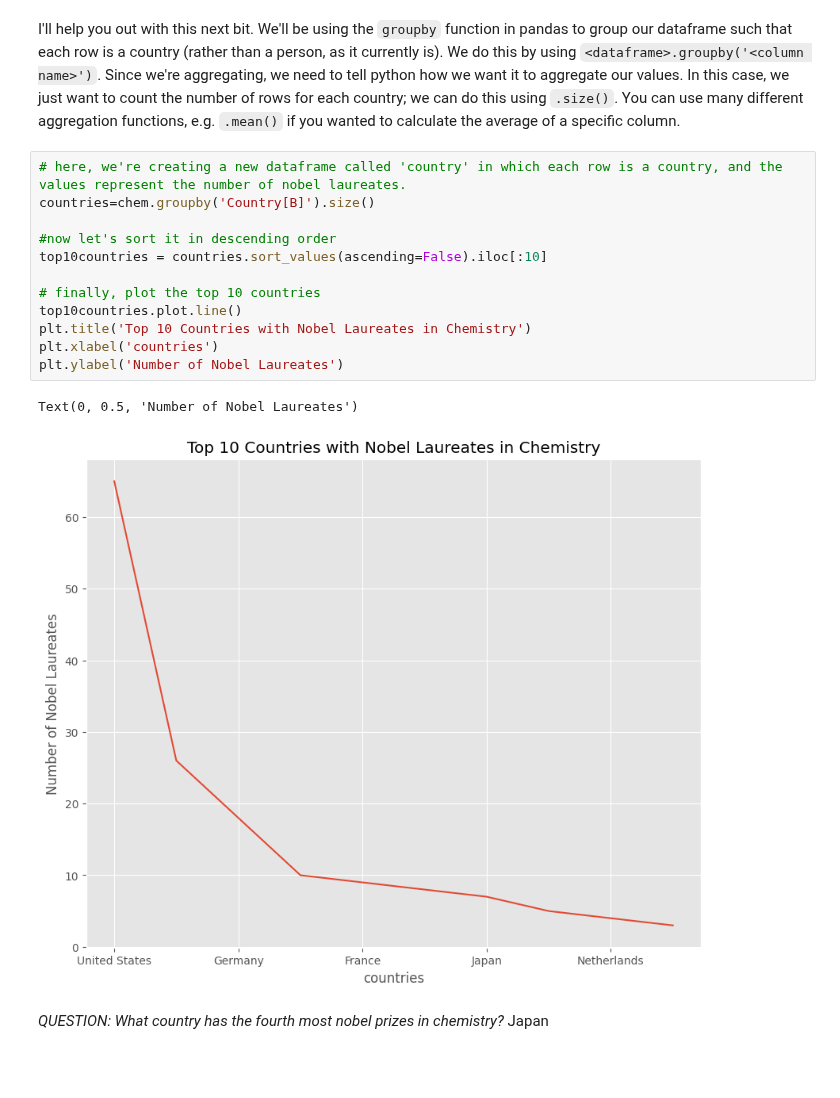
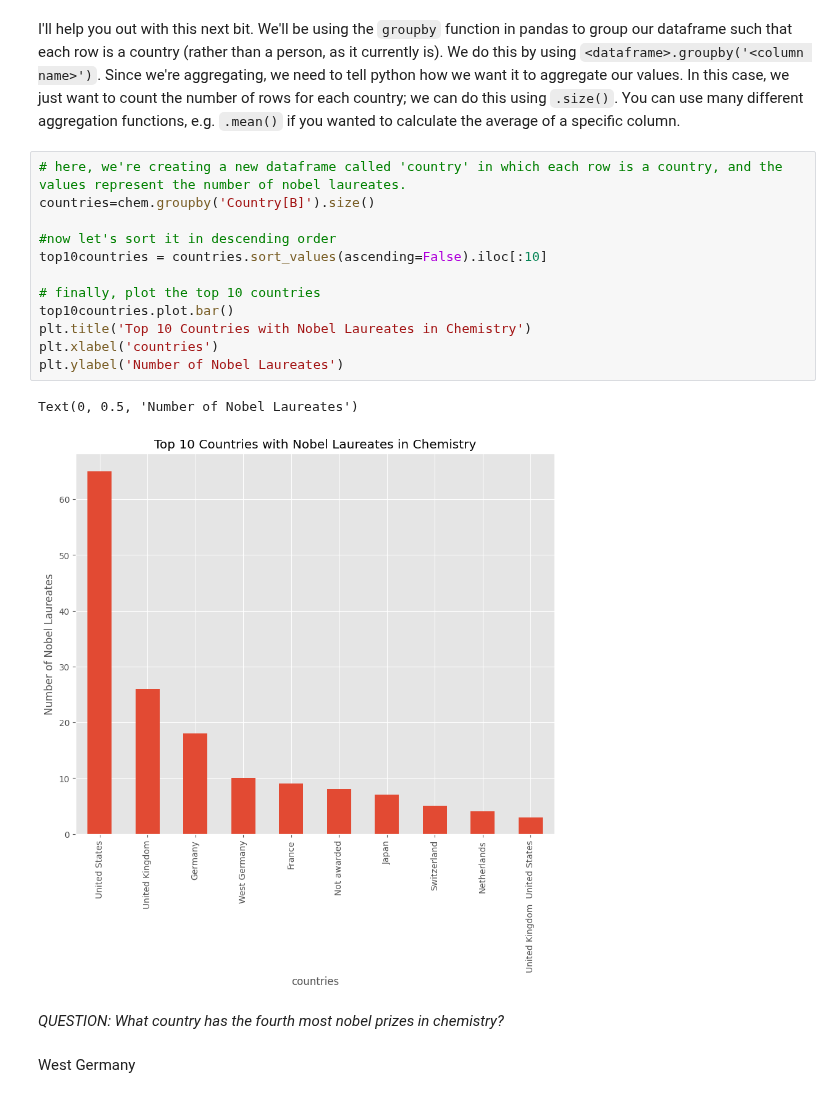
Before and after one commit to winstonlingga/QM2, a Jupyter notebook: notebooks/W02. Pandas.ipynb, the cells around one changed output. Cells and saved outputs as stored; diff of their text form; blank space fills up the shorter version.

```diff
--- a/notebooks/W02. Pandas.ipynb
+++ b/notebooks/W02. Pandas.ipynb
@@ -526,18 +439,19 @@ I'll help you out with this next bit. We'll be using the `groupby` function in p
 # %%
 # here, we're creating a new dataframe called 'country' in which each row is a country, and the values represent the number of nobel laureates.
 countries=chem.groupby('Country[B]').size()
 
 #now let's sort it in descending order
 top10countries = countries.sort_values(ascending=False).iloc[:10]
 
 # finally, plot the top 10 countries
-top10countries.plot.line()
+top10countries.plot.bar()
 plt.title('Top 10 Countries with Nobel Laureates in Chemistry')
 plt.xlabel('countries')
 plt.ylabel('Number of Nobel Laureates')
 # %% [output]
 Text(0, 0.5, 'Number of Nobel Laureates')
-[figure, old version]
+[figure, new version]
 # %% [markdown]
 *QUESTION: What country has the fourth most nobel prizes in chemistry?*
-Japan
+# %% [markdown]
+West Germany
```
Also changed, not shown: parts of 14 cells of this notebook.
